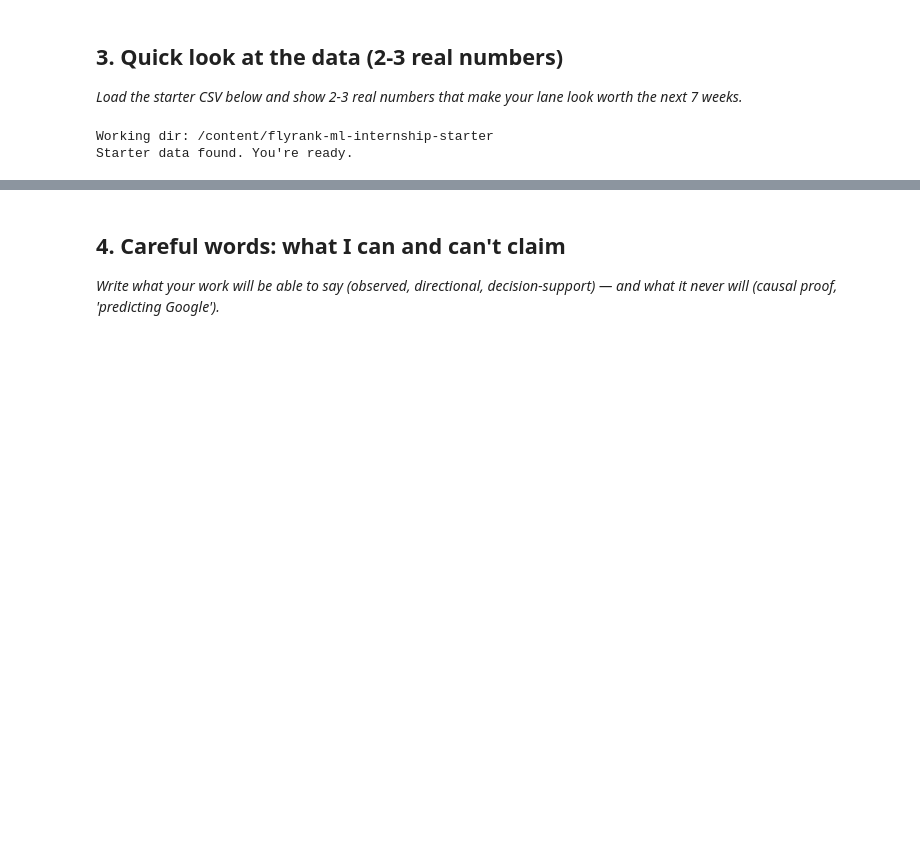
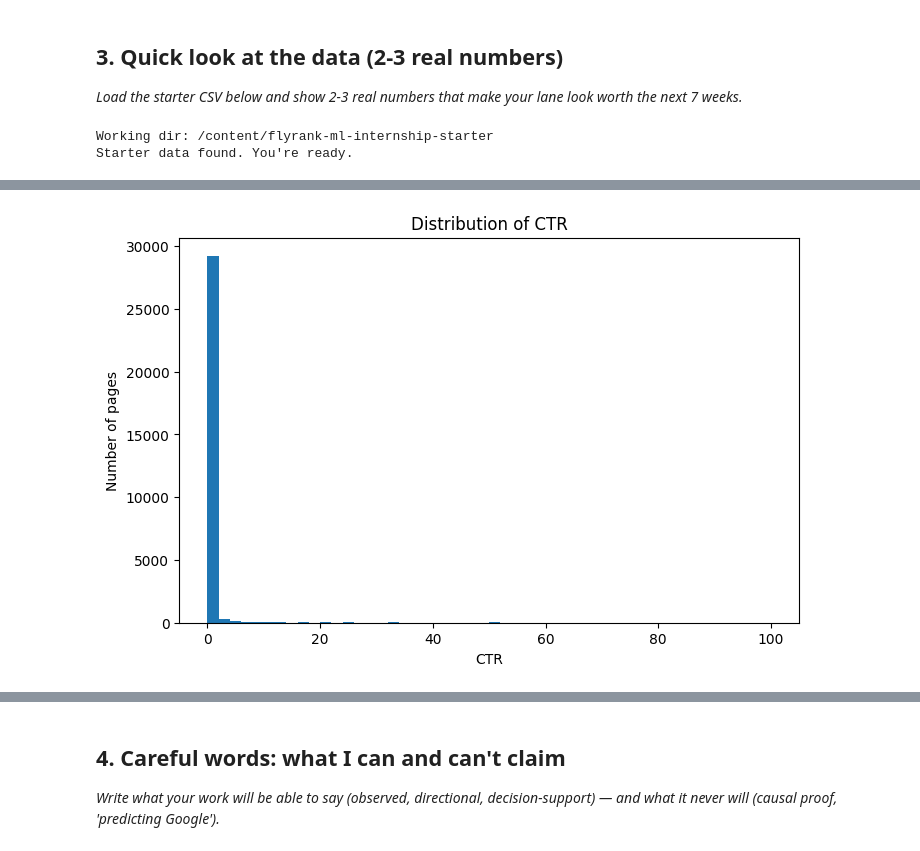
Before and after one commit to nane987/FlyRank-internship, a Jupyter notebook: work/notebooks/w01_research_question.ipynb, the cells around one changed output, grey strips where cells are left out. Drawn from its saved outputs; the diff is of its cells as text; code cells hidden in the pictures; blank space fills up the shorter version.

```diff
--- a/work/notebooks/w01_research_question.ipynb
+++ b/work/notebooks/w01_research_question.ipynb
@@ -71,0 +89,12 @@ df.head()
+# %%
+import matplotlib.pyplot as plt
+
+plt.figure(figsize=(8, 5))
+plt.hist(df["ctr"].dropna(), bins=50)
+
+plt.xlabel("CTR")
+plt.ylabel("Number of pages")
+plt.title("Distribution of CTR")
+plt.show()
+# %% [output]
+[figure, added]
```
Also changed, not shown: parts of 6 cells of this notebook.
